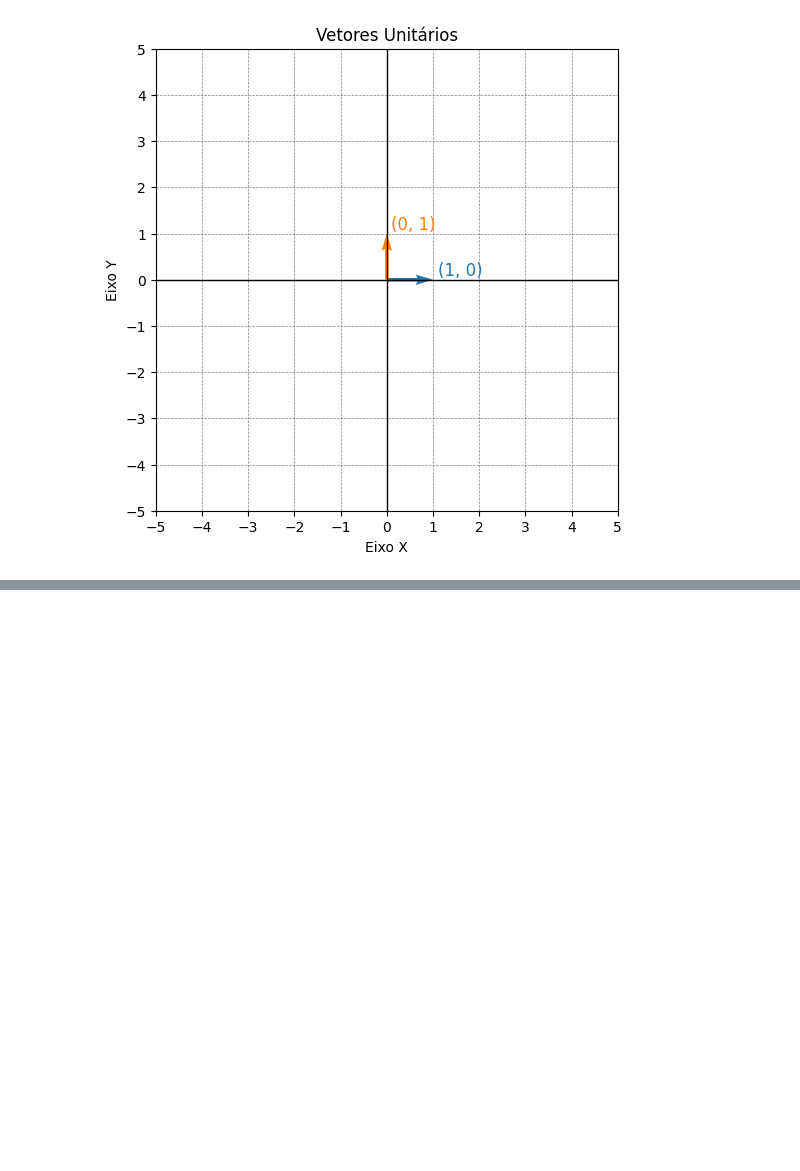
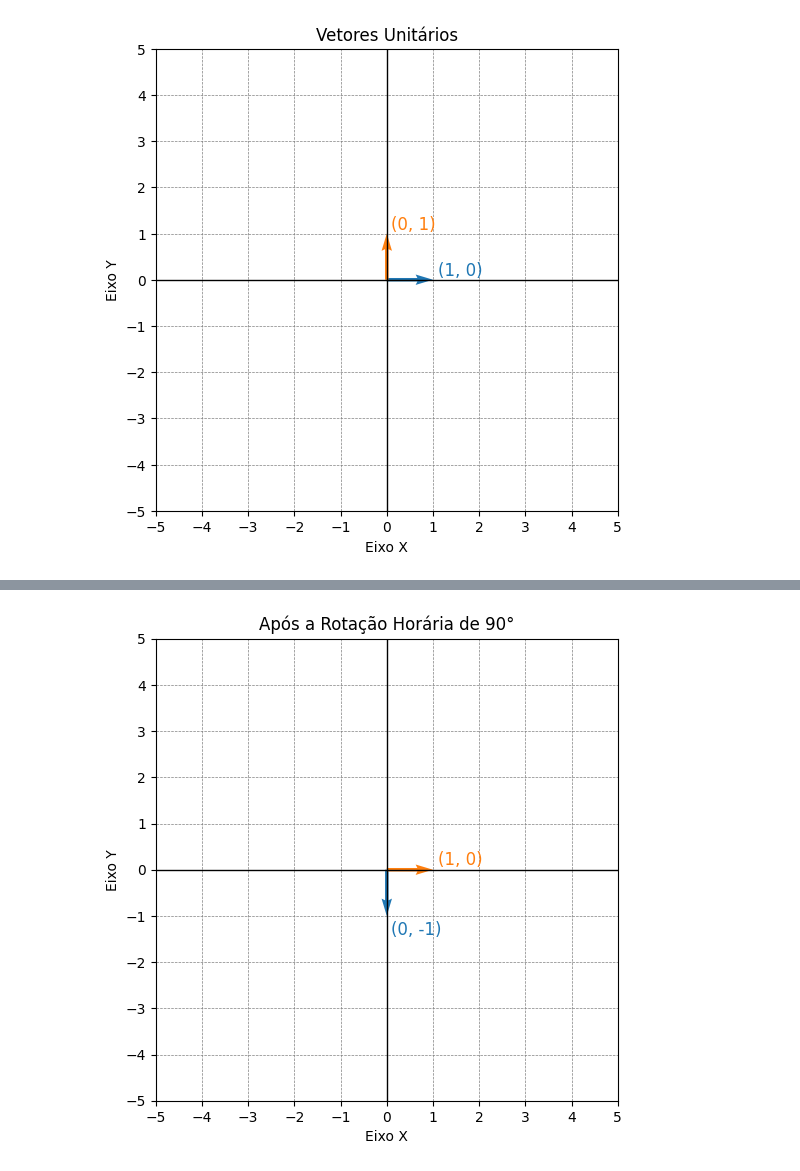
Before and after one commit to kmiepng/Matematica-Computacional, a Jupyter notebook: Atividades/atividade_000.ipynb, the cells around one changed output, grey strips where cells are left out. Cells and saved outputs as stored; diff of their text form; code cells hidden in the pictures; blank space fills up the shorter version.

Commit message:
feat: adição da rotação horária de noventa graus

```diff
--- a/Atividades/atividade_000.ipynb
+++ b/Atividades/atividade_000.ipynb
@@ -57,0 +83,5 @@ plot_vectors("Vetores Unitários", unit_vectors)
+# %%
+rotationed_unit_vectors = [[0, -1], [1, 0]]
+plot_vectors("Após a Rotação Horária de 90°", rotationed_unit_vectors)
+# %% [output]
+[figure, added]
```
Also changed, not shown: parts of 5 cells of this notebook.
